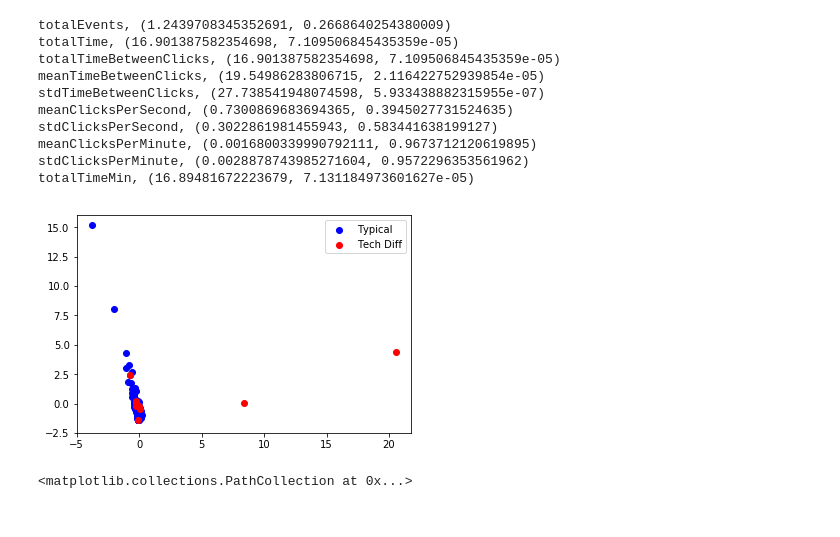
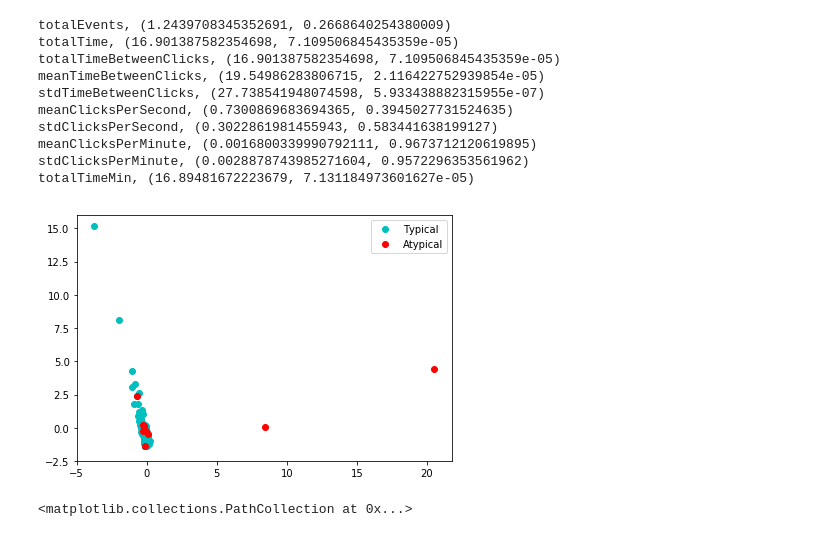
Before and after one commit to JonoCX/cake_data_notebooks_dsjm18, a Jupyter notebook: exploratory-time-series-anaylsis.ipynb, the cells around one changed output. Cells and saved outputs as stored; diff of their text form; code cells hidden in the pictures.

Commit message:
explored the time-based nature of events further and produced a few plots

```diff
--- a/exploratory-time-series-anaylsis.ipynb
+++ b/exploratory-time-series-anaylsis.ipynb
@@ -182,12 +182,13 @@ pca = PCA(n_components=2)
 transformed = pd.DataFrame(pca.fit_transform(X_norm)) # apply PCA
 # %%
 # Plot the PCA results
-plt.scatter(transformed[y==1][0], transformed[y==1][1], label='Typical', c='blue')
-plt.scatter(transformed[y==0][0], transformed[y==0][1], label='Tech Diff', c='red')
+plt.scatter(transformed[y==1][0], transformed[y==1][1], label='Typical', c='c')
+plt.scatter(transformed[y==0][0], transformed[y==0][1], label='Atypical', c='red')
 plt.legend()
-plt.show()
+plt.tight_layout()
+plt.savefig('pca_plot.png', dpi=300)
 # %% [output]
-[figure, old version]
+[figure, new version]
 # %%
 f, axarr = plt.subplots(2)
 f.suptitle('Comparison of the data when PCA has been applied (red = tech diff & blue = typical)')
```
Also changed, not shown: parts of 6 cells of this notebook, 6 other files.
